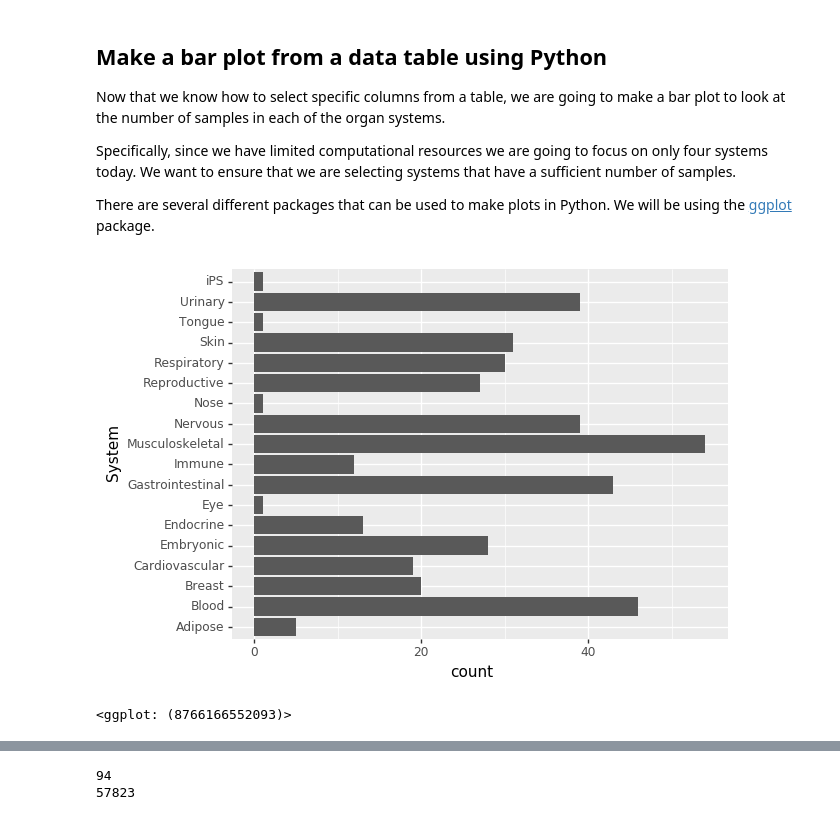
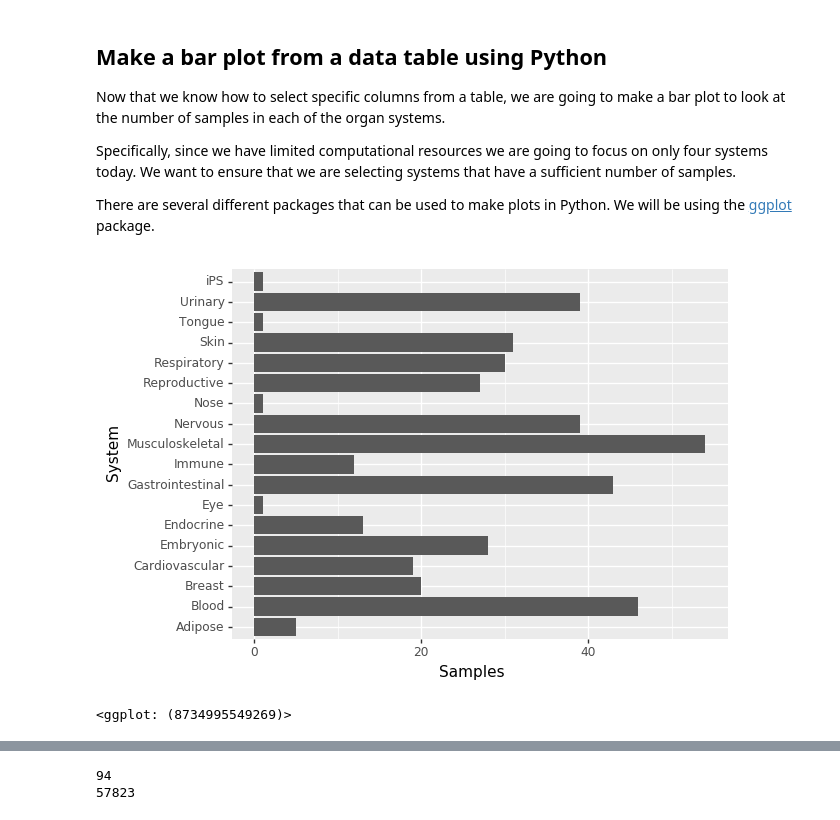
Before and after one commit to CArellG/humbio51, a Jupyter notebook: class_07_RNAseq_quantification_variation/7-RNAseq quantification variation.ipynb, the cells around one changed output, grey strips where cells are left out. Drawn from its saved outputs; the diff is of its cells as text; code cells hidden in the pictures.

```diff
--- a/class_07_RNAseq_quantification_variation/7-RNAseq quantification variation.ipynb
+++ b/class_07_RNAseq_quantification_variation/7-RNAseq quantification variation.ipynb
@@ -332,15 +332,15 @@ Specifically, since we have limited computational resources we are going to focu
 There are several different packages that can be used to make plots in Python. We will be using the [ggplot](http://ggplot.yhathq.com/) package.
 # %%
 from plotnine import *
-# %%
-
-(ggplot(metadata, aes(x='System'))
- + geom_bar()
- +coord_flip()
-)
-# %% [output]
-[figure, removed]
-<ggplot: (8766166552093)>
+# %%
+x=metadata['System']
+qplot(x=x,
+      geom="bar",
+      xlab="System",
+      ylab="Samples")+coord_flip()
+# %% [output]
+[figure, added]
+<ggplot: (8734995549269)>
 # %% [markdown]
 We will now transpose the data frame. Transposition is an operation that flips the rows and columns in a matrix, like in the example below.
 
```
Also changed, not shown: parts of 4 cells of this notebook.
